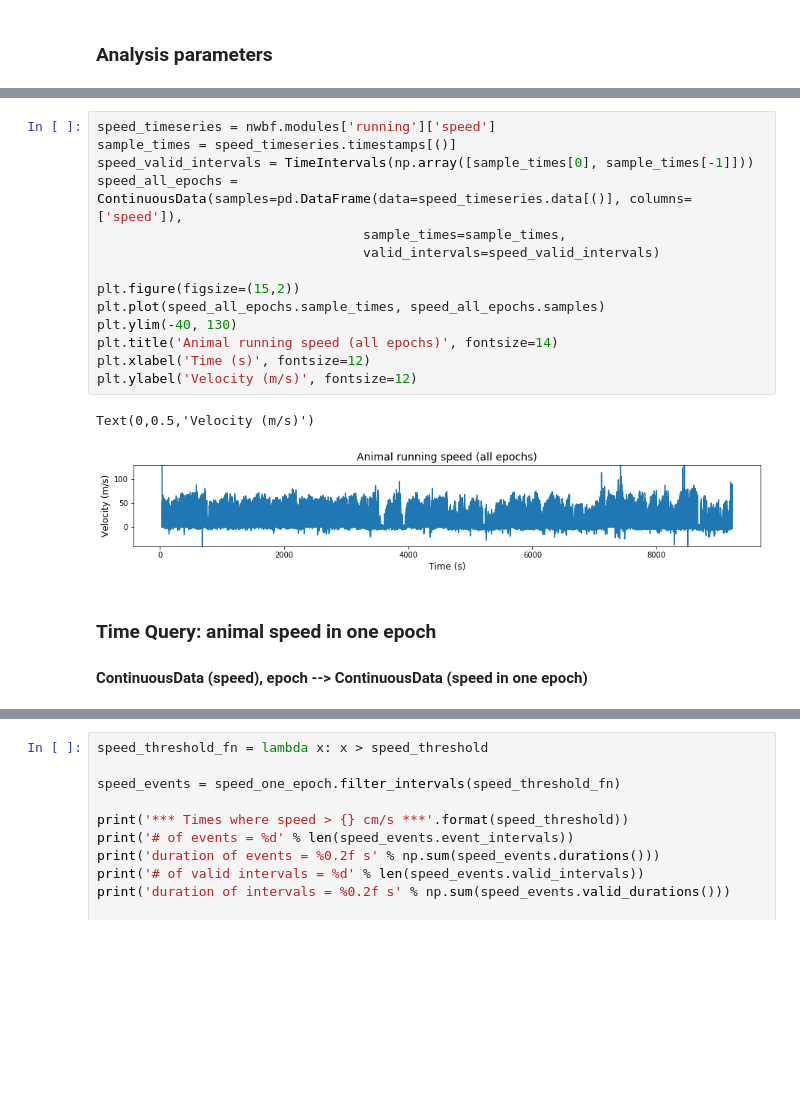
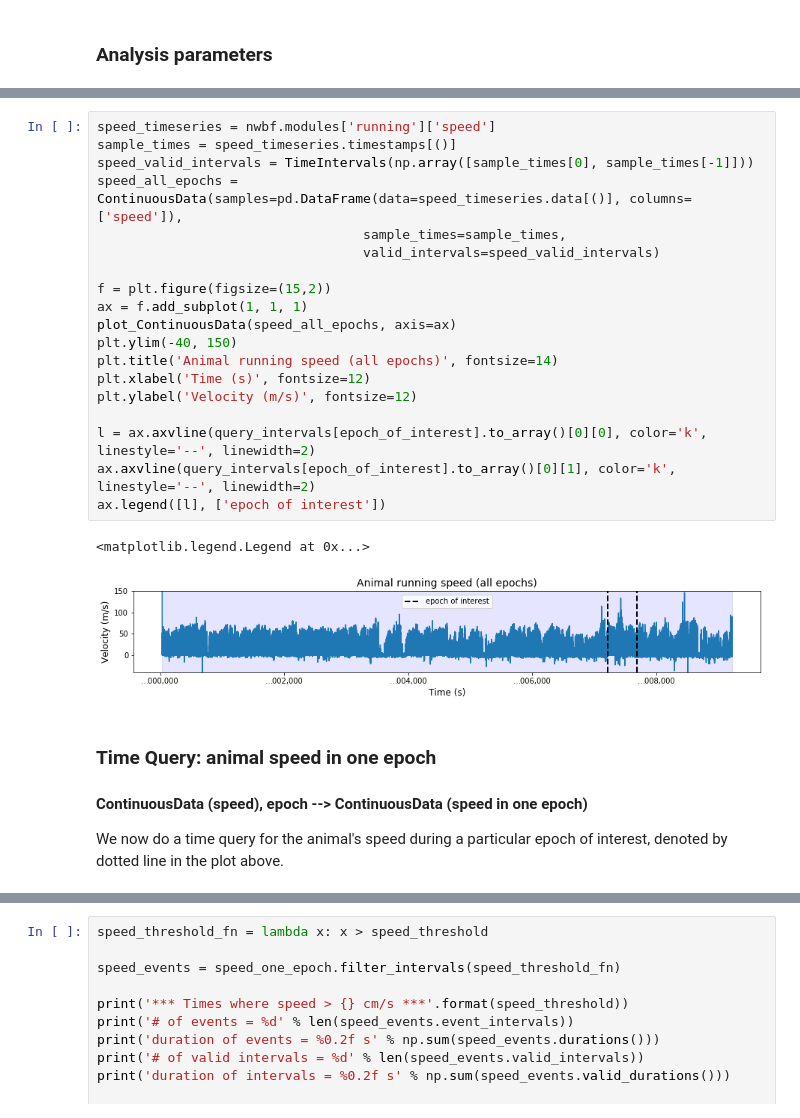
Before and after one commit to LorenFrankLab/franklab-nwb, a Jupyter notebook: frank_lab_queries_allen_data.ipynb, the cells around one changed output, grey strips where cells are left out. Drawn from its saved outputs; the diff is of its cells as text; blank space fills up the shorter version.

```diff
--- a/frank_lab_queries_allen_data.ipynb
+++ b/frank_lab_queries_allen_data.ipynb
@@ -278,23 +294,29 @@ pass
 # %%
 speed_timeseries = nwbf.modules['running']['speed']
 sample_times = speed_timeseries.timestamps[()]
 speed_valid_intervals = TimeIntervals(np.array([sample_times[0], sample_times[-1]]))
 speed_all_epochs = ContinuousData(samples=pd.DataFrame(data=speed_timeseries.data[()], columns=['speed']),
                                   sample_times=sample_times,
                                   valid_intervals=speed_valid_intervals)
 
-plt.figure(figsize=(15,2))
-plt.plot(speed_all_epochs.sample_times, speed_all_epochs.samples)
-plt.ylim(-40, 130)
+f = plt.figure(figsize=(15,2))
+ax = f.add_subplot(1, 1, 1)
+plot_ContinuousData(speed_all_epochs, axis=ax)
+plt.ylim(-40, 150)
 plt.title('Animal running speed (all epochs)', fontsize=14)
 plt.xlabel('Time (s)', fontsize=12)
 plt.ylabel('Velocity (m/s)', fontsize=12)
+
+l = ax.axvline(query_intervals[epoch_of_interest].to_array()[0][0], color='k', linestyle='--', linewidth=2)
+ax.axvline(query_intervals[epoch_of_interest].to_array()[0][1], color='k', linestyle='--', linewidth=2)
+ax.legend([l], ['epoch of interest'])
 # %% [output]
-Text(0,0.5,'Velocity (m/s)')
+<matplotlib.legend.Legend at 0x...>
-[figure, old version]
+[figure, new version]
 # %% [markdown]
 ### Time Query: animal speed in one epoch
 #### ContinuousData (speed), epoch --> ContinuousData (speed in one epoch)
+We now do a time query for the animal's speed during a particular epoch of interest, denoted by dotted line in the plot above.
 # %%
 speed_one_epoch = speed_all_epochs.time_query(query_intervals[epoch_of_interest])
 
```
Also changed, not shown: parts of 30 cells of this notebook, 1 other file.
